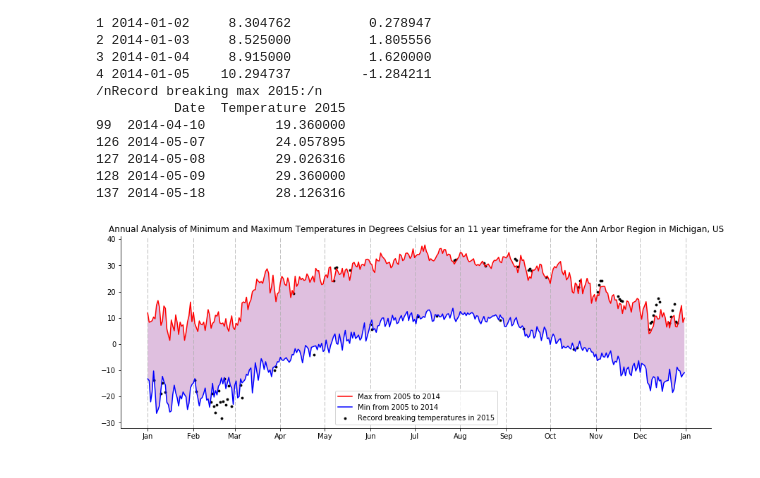
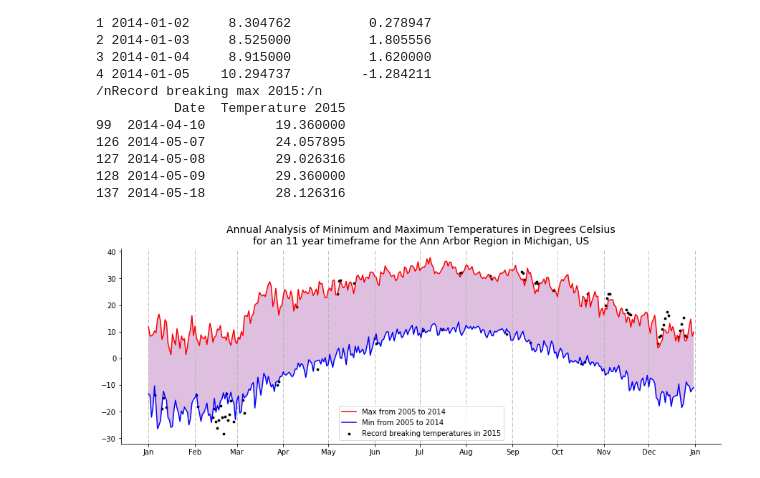
Before and after one commit to AndresColognesi/DS_DataVizProjects, a Jupyter notebook: A2_WeatherData/Assignment2.ipynb, the cells around one changed output. Cells and saved outputs as stored; diff of their text form; code cells hidden in the pictures.

Commit message:
feat: Edit and finish title

```diff
--- a/A2_WeatherData/Assignment2.ipynb
+++ b/A2_WeatherData/Assignment2.ipynb
@@ -199,35 +199,36 @@ plt.gca().fill_between(np.array(max_temps['Date']), min_temps['Temperature'], ma
 ## Create 2015 scatter plot ##
 plt.scatter(np.array(record_breaking['Date']), record_breaking['Temperature 2015'],
             label='Record breaking temperatures in 2015', c='black', s=8)
 
 
 ## Finalize Visual ##
-plt.title("Annual Analysis of Minimum and Maximum Temperatures in Degrees Celsius for an 11 year timeframe for the Ann Arbor Region in Michigan, US")
+# Title:
+plt.title('Annual Analysis of Minimum and Maximum Temperatures in Degrees Celsius\n'\
+           'for an 11 year timeframe for the Ann Arbor Region in Michigan, US',
+          fontsize=14)
+# Legend:
 plt.legend()
 
 # Formatting x axis:
 # Define month locator for x axis data:
 locator = mdates.MonthLocator()
 # Define desired format (%b gives written month names abreviations):
 fmt = mdates.DateFormatter('%b')
 # Get x axis object:
 x_axis = plt.gca().xaxis
 # Set locator:
 x_axis.set_major_locator(locator)
 # Set formatter:
 x_axis.set_major_formatter(fmt)
 # Set vertical grid:
 x_axis.grid(True, linestyle='--')
 
 # Hide top and right sipnes:
 plt.gca().spines['top'].set_visible(False)
 plt.gca().spines['right'].set_visible(False)
 
 ## Save and show image ##
 plt.show()
 #plt.savefig('temperature_analysis.png')
-
-# TODO: Shadow between lines
-# TODO: Texts, legends, titles, temove contours.... make final appearance of graphic nice
 # %% [output]
-[figure, old version]
+[figure, new version]
```
Also changed, not shown: parts of 1 cell of this notebook.
